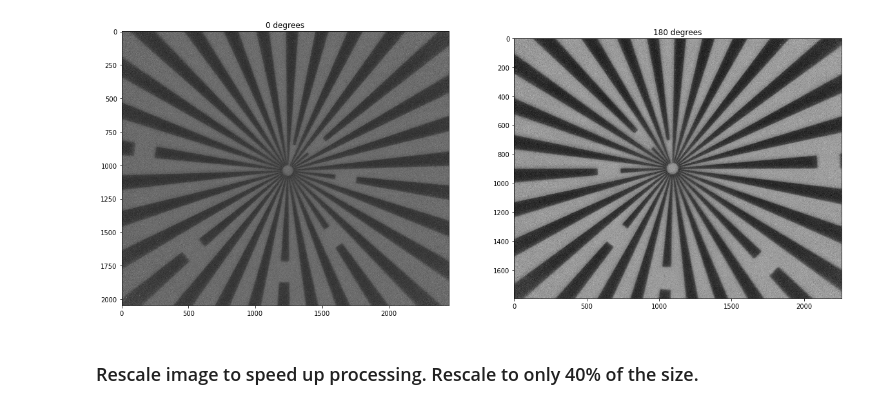
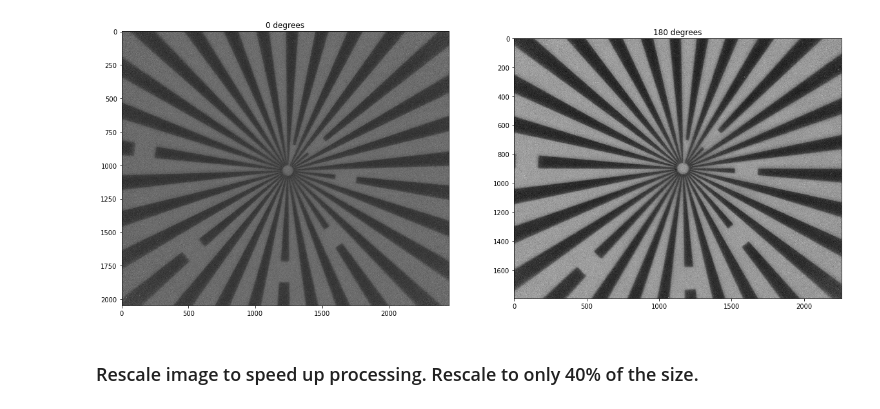
Before and after one commit to iamfaisalkhan/XImageRegistration, a Jupyter notebook: Manual_Rotation.ipynb, the cells around one changed output. Drawn from its saved outputs; the diff is of its cells as text; code cells hidden in the pictures.

```diff
--- a/Manual_Rotation.ipynb
+++ b/Manual_Rotation.ipynb
@@ -18,22 +18,23 @@ import matplotlib.patches as mpatches
 # %%
 samples = ['./samples/rot_0.tif',
            './samples/rot_180.tif',
            './samples/faked_rot_0_tilted_5.3deg.tif',
            './samples/faked_rot_180.tif']
 
 img0 = tiff.imread(samples[0])
 img180 = tiff.imread(samples[2])
+img180 = cv2.flip(img180, 1)
 
 fig = plt.figure(figsize=(20,20))
 plt.subplot(121)
 plt.imshow(img0, cmap='gray')
 plt.title("0 degrees")
 plt.subplot(122)
 plt.imshow(img180, cmap='gray')
 plt.title("180 degrees")
 plt.show()
 # %% [output]
-[figure, old version]
+[figure, new version]
 # %% [markdown]
 ### Rescale image to speed up processing. Rescale to only 40% of the size.
 # %%
```
Also changed, not shown: parts of 6 cells of this notebook, 1 other file.
